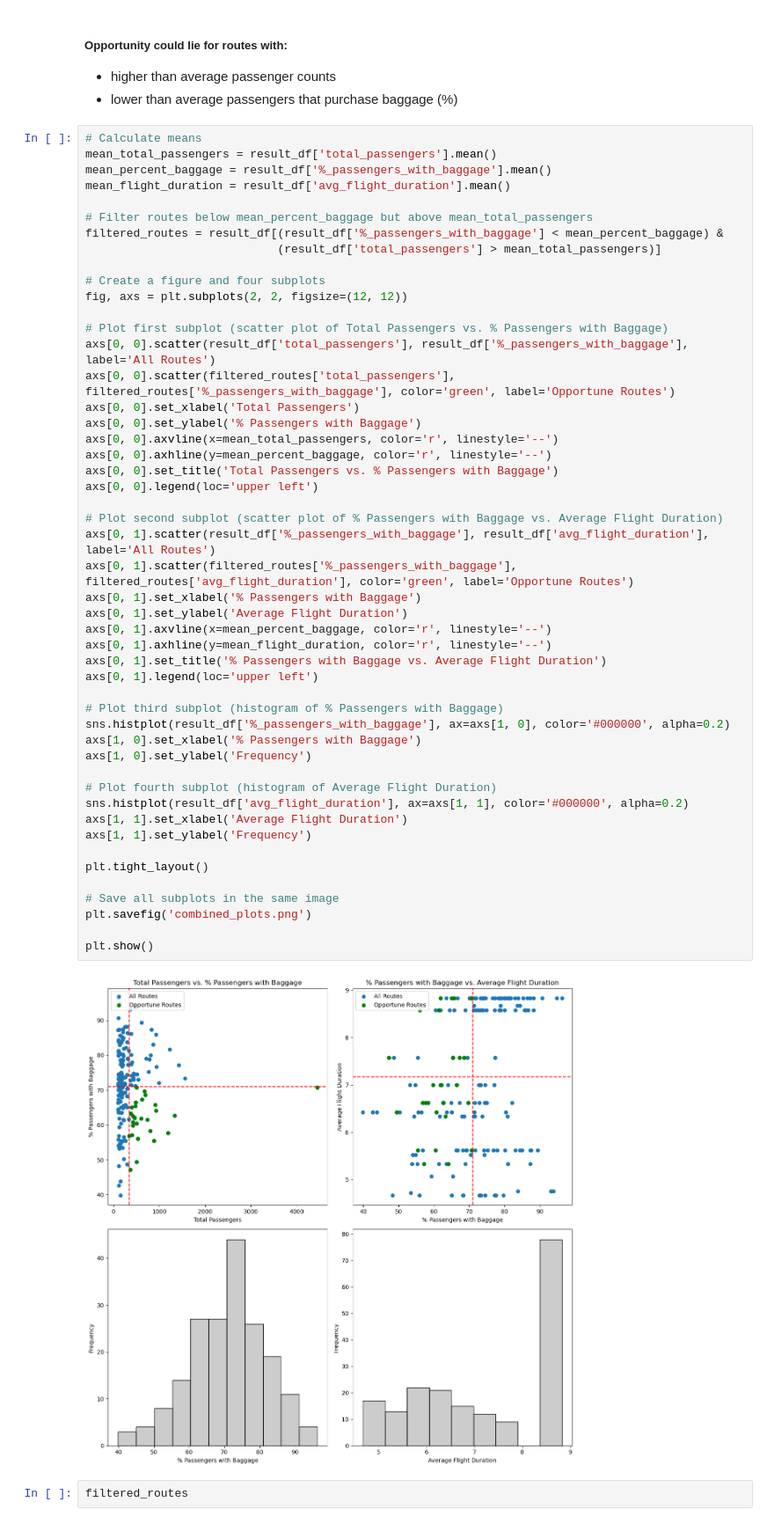
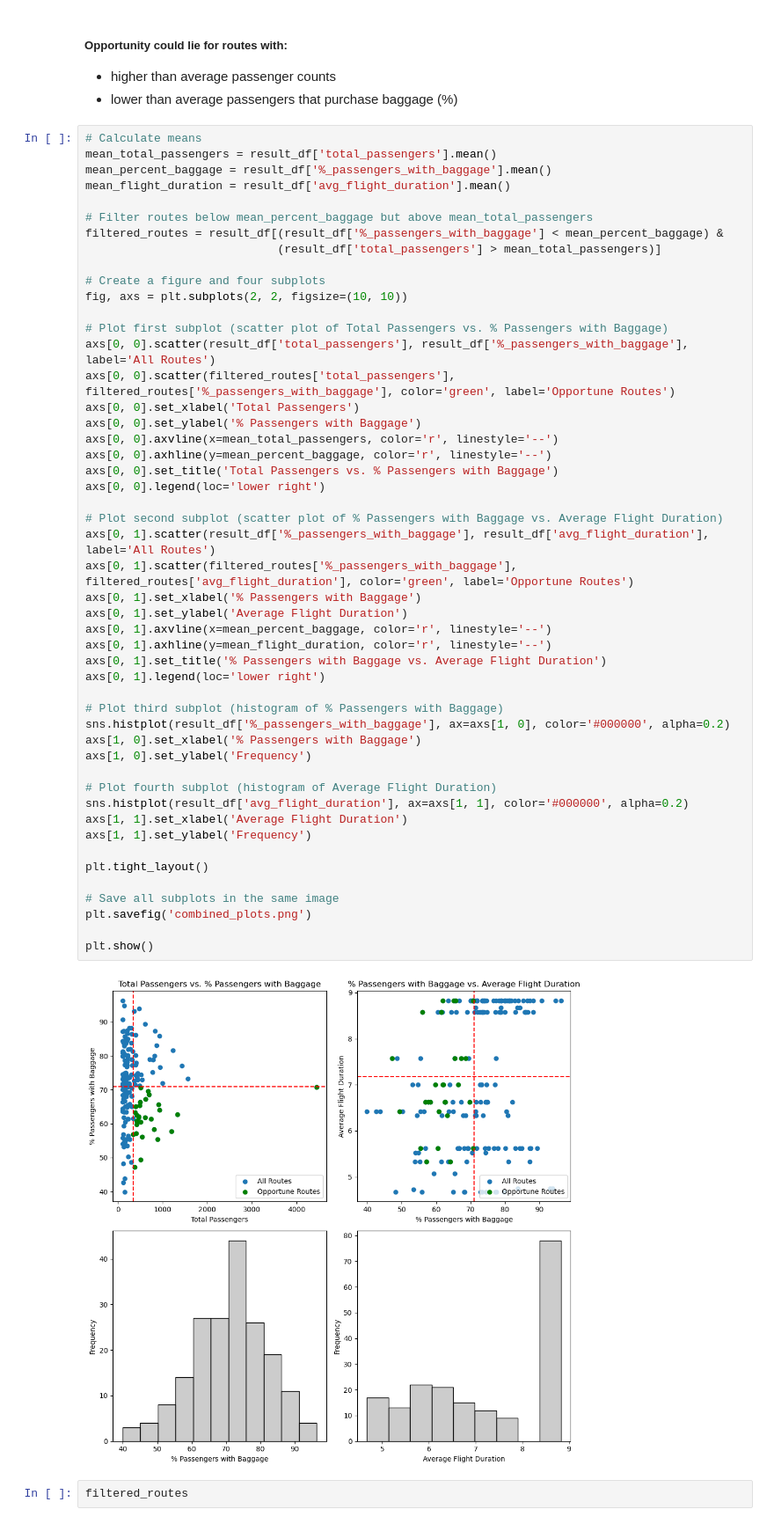
Before and after one commit to Alec12/data-science-secondary-projects, a Jupyter notebook: Data-Model-Portfolio/Oceania-Airlines-Bookings/exploratory_analysis.ipynb, the cells around one changed output. Shown at 88% size. Cells and saved outputs as stored; diff of their text form.

```diff
--- a/Data-Model-Portfolio/Oceania-Airlines-Bookings/exploratory_analysis.ipynb
+++ b/Data-Model-Portfolio/Oceania-Airlines-Bookings/exploratory_analysis.ipynb
@@ -152,7 +152,7 @@ filtered_routes = result_df[(result_df['%_passengers_with_baggage'] < mean_perce
                             (result_df['total_passengers'] > mean_total_passengers)]
 
 # Create a figure and four subplots
-fig, axs = plt.subplots(2, 2, figsize=(12, 12))
+fig, axs = plt.subplots(2, 2, figsize=(10, 10))
 
 # Plot first subplot (scatter plot of Total Passengers vs. % Passengers with Baggage)
 axs[0, 0].scatter(result_df['total_passengers'], result_df['%_passengers_with_baggage'], label='All Routes')
@@ -162,36 +162,36 @@ axs[0, 0].set_ylabel('% Passengers with Baggage')
 axs[0, 0].axvline(x=mean_total_passengers, color='r', linestyle='--')
 axs[0, 0].axhline(y=mean_percent_baggage, color='r', linestyle='--')
 axs[0, 0].set_title('Total Passengers vs. % Passengers with Baggage')
-axs[0, 0].legend(loc='upper left')
+axs[0, 0].legend(loc='lower right')
 
 # Plot second subplot (scatter plot of % Passengers with Baggage vs. Average Flight Duration)
 axs[0, 1].scatter(result_df['%_passengers_with_baggage'], result_df['avg_flight_duration'], label='All Routes')
 axs[0, 1].scatter(filtered_routes['%_passengers_with_baggage'], filtered_routes['avg_flight_duration'], color='green', label='Opportune Routes')
 axs[0, 1].set_xlabel('% Passengers with Baggage')
 axs[0, 1].set_ylabel('Average Flight Duration')
 axs[0, 1].axvline(x=mean_percent_baggage, color='r', linestyle='--')
 axs[0, 1].axhline(y=mean_flight_duration, color='r', linestyle='--')
 axs[0, 1].set_title('% Passengers with Baggage vs. Average Flight Duration')
-axs[0, 1].legend(loc='upper left')
+axs[0, 1].legend(loc='lower right')
 
 # Plot third subplot (histogram of % Passengers with Baggage)
 sns.histplot(result_df['%_passengers_with_baggage'], ax=axs[1, 0], color='#000000', alpha=0.2)
 axs[1, 0].set_xlabel('% Passengers with Baggage')
 axs[1, 0].set_ylabel('Frequency')
 
 # Plot fourth subplot (histogram of Average Flight Duration)
 sns.histplot(result_df['avg_flight_duration'], ax=axs[1, 1], color='#000000', alpha=0.2)
 axs[1, 1].set_xlabel('Average Flight Duration')
 axs[1, 1].set_ylabel('Frequency')
 
 plt.tight_layout()
 
 # Save all subplots in the same image
 plt.savefig('combined_plots.png')
 
 plt.show()
 # %% [output]
-[figure, old version]
+[figure, new version]
 # %%
 filtered_routes
 # %% [output]
```
Also changed, not shown: 1 other file.
